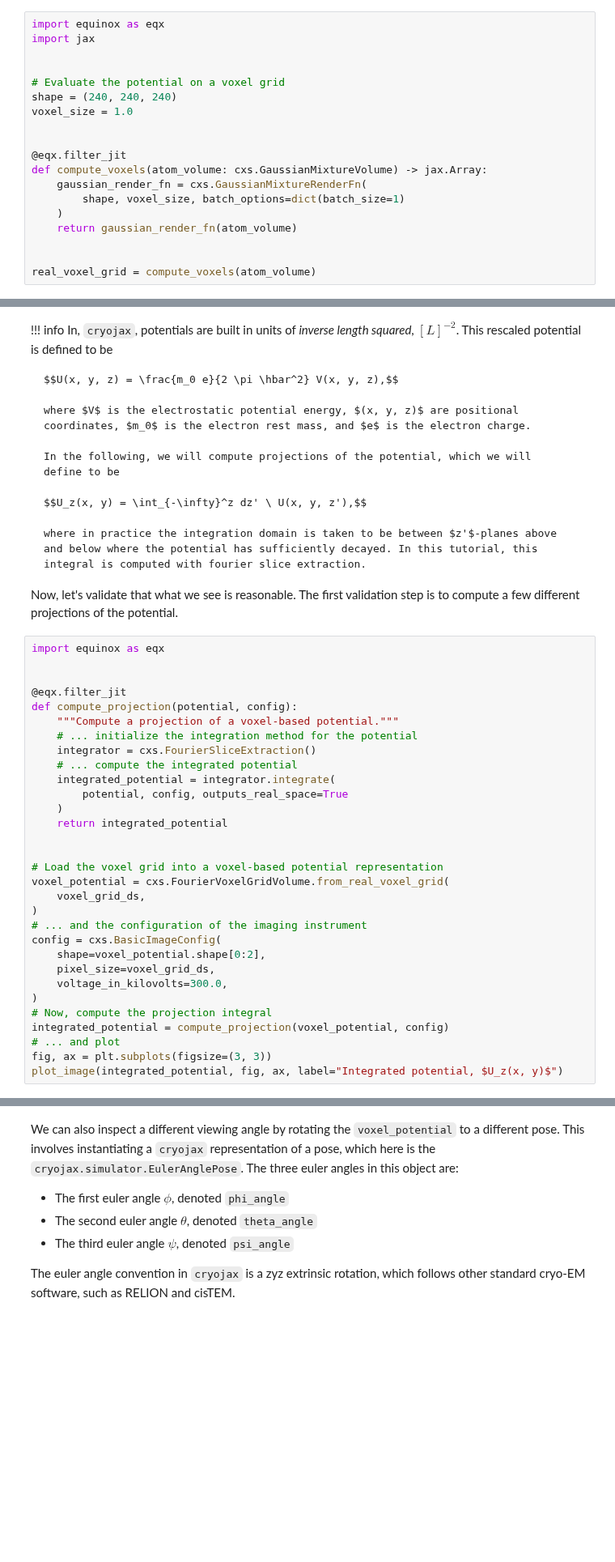
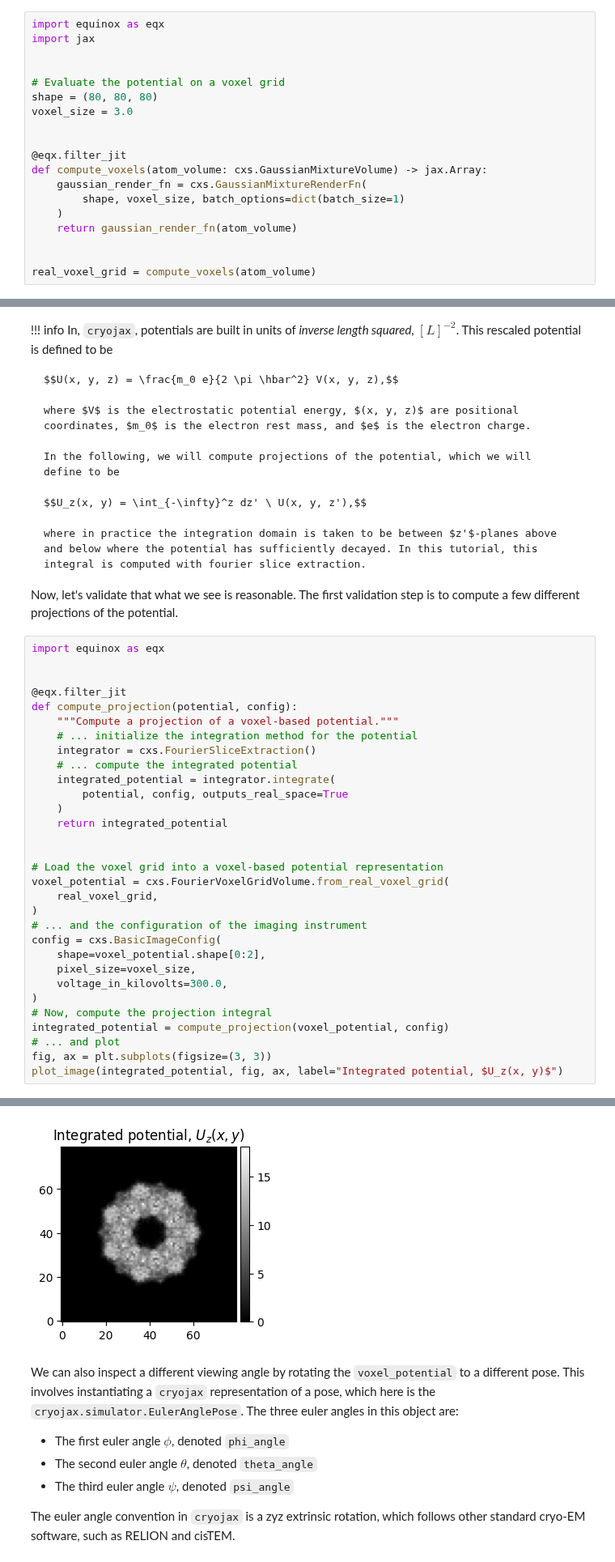
Before and after one commit to michael-0brien/cryojax, a Jupyter notebook: docs/examples/compute-potential.ipynb, the cells around one changed output, grey strips where cells are left out. Shown at 81% size. Cells and saved outputs as stored; diff of their text form; blank space fills up the shorter version.

```diff
--- a/docs/examples/compute-potential.ipynb
+++ b/docs/examples/compute-potential.ipynb
@@ -65,8 +65,8 @@ import jax
 
 
 # Evaluate the potential on a voxel grid
-shape = (240, 240, 240)
-voxel_size = 1.0
+shape = (80, 80, 80)
+voxel_size = 3.0
 
 
 @eqx.filter_jit
@@ -129,12 +114,12 @@ def compute_projection(potential, config):
 
 # Load the voxel grid into a voxel-based potential representation
 voxel_potential = cxs.FourierVoxelGridVolume.from_real_voxel_grid(
-    voxel_grid_ds,
+    real_voxel_grid,
 )
 # ... and the configuration of the imaging instrument
 config = cxs.BasicImageConfig(
     shape=voxel_potential.shape[0:2],
-    pixel_size=voxel_grid_ds,
+    pixel_size=voxel_size,
     voltage_in_kilovolts=300.0,
 )
 # Now, compute the projection integral
@@ -142,3 +127,4 @@ integrated_potential = compute_projection(voxel_potential, config)
 # ... and plot
 fig, ax = plt.subplots(figsize=(3, 3))
 plot_image(integrated_potential, fig, ax, label="Integrated potential, $U_z(x, y)$")
+# %% [output]
@@ -145,3 +133,4 @@ plot_image(integrated_potential, fig, ax, label="Integrated potential, $U_z(x, y
+[figure, added]
 # %% [markdown]
 We can also inspect a different viewing angle by rotating the `voxel_potential` to a different pose. This involves instantiating a `cryojax` representation of a pose, which here is the `cryojax.simulator.EulerAnglePose`. The three euler angles in this object are:
 
```
Also changed, not shown: parts of 5 cells of this notebook.
